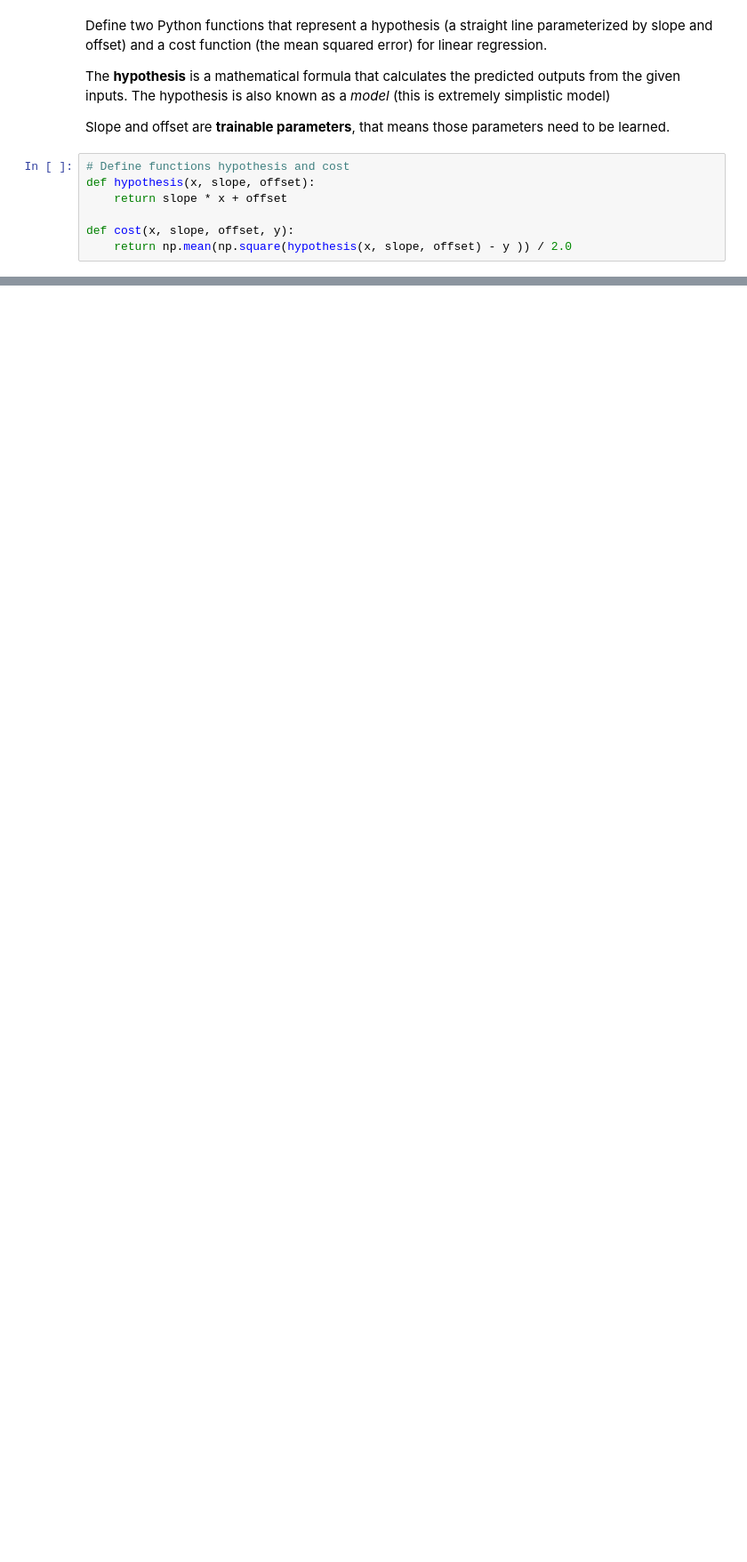
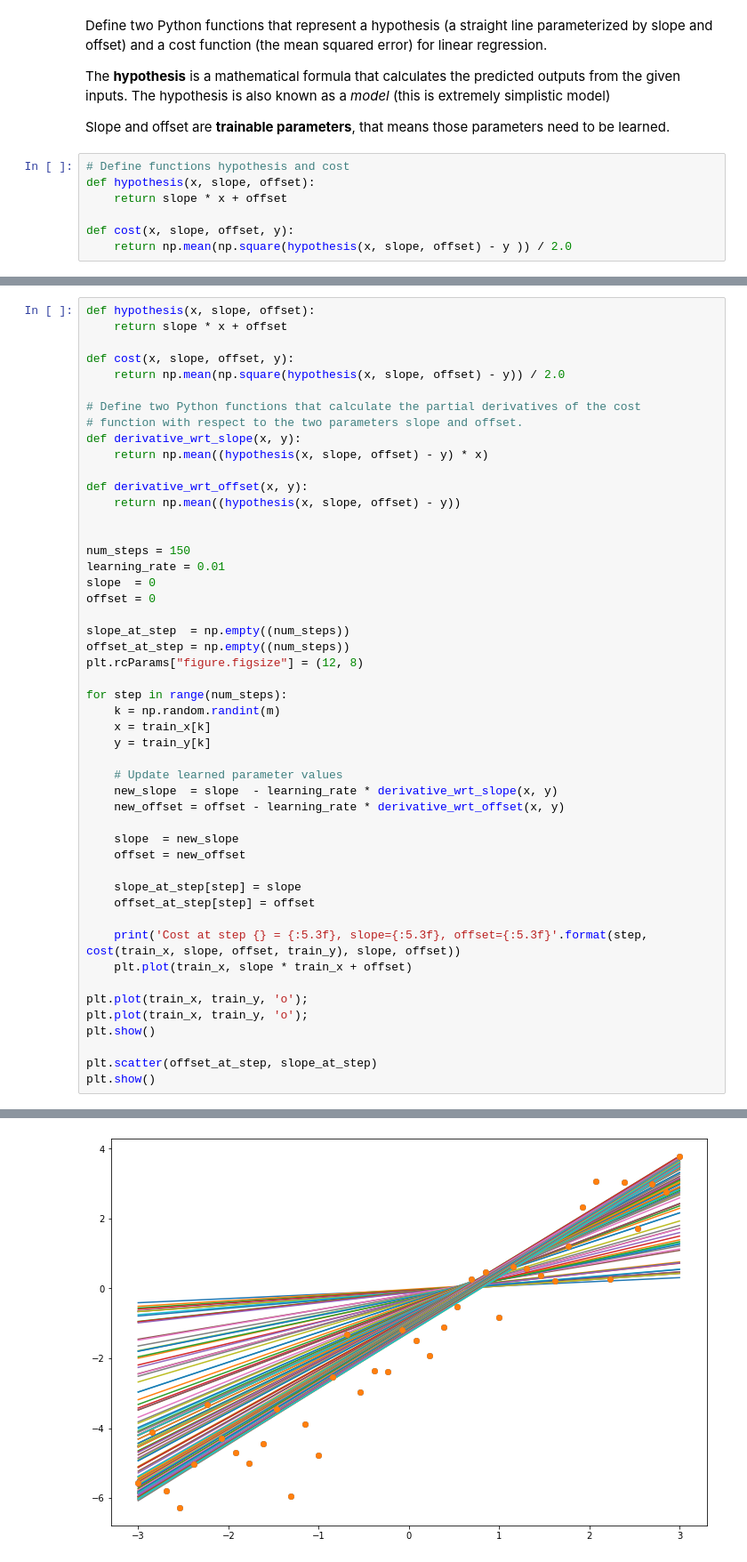
Before and after one commit to diegorusso/deep-learning-from-scratch, a Jupyter notebook: 02_regressions.ipynb, the cells around one changed output, grey strips where cells are left out. Shown at 89% size. Cells and saved outputs as stored; diff of their text form; blank space fills up the shorter version.

```diff
--- a/02_regressions.ipynb
+++ b/02_regressions.ipynb
@@ -64,0 +69,50 @@ For more complex cases the gradient descend is a more scalable solution: startin
+# %%
+def hypothesis(x, slope, offset):
+    return slope * x + offset
+
+def cost(x, slope, offset, y):
+    return np.mean(np.square(hypothesis(x, slope, offset) - y)) / 2.0
+
+# Define two Python functions that calculate the partial derivatives of the cost
+# function with respect to the two parameters slope and offset.
+def derivative_wrt_slope(x, y):
+    return np.mean((hypothesis(x, slope, offset) - y) * x)
+
+def derivative_wrt_offset(x, y):
+    return np.mean((hypothesis(x, slope, offset) - y))
+
+
+num_steps = 150
+learning_rate = 0.01
+slope  = 0
+offset = 0
+
+slope_at_step  = np.empty((num_steps))
+offset_at_step = np.empty((num_steps))
+plt.rcParams["figure.figsize"] = (12, 8)
+
+for step in range(num_steps):
+    k = np.random.randint(m)
+    x = train_x[k]
+    y = train_y[k]
+
+    # Update learned parameter values
+    new_slope  = slope  - learning_rate * derivative_wrt_slope(x, y)
+    new_offset = offset - learning_rate * derivative_wrt_offset(x, y)
+
+    slope  = new_slope
+    offset = new_offset
+
+    slope_at_step[step] = slope
+    offset_at_step[step] = offset
+
+    print('Cost at step {} = {:5.3f}, slope={:5.3f}, offset={:5.3f}'.format(step, cost(train_x, slope, offset, train_y), slope, offset))
+    plt.plot(train_x, slope * train_x + offset)
+
+plt.plot(train_x, train_y, 'o');
+plt.plot(train_x, train_y, 'o');
+plt.show()
+
+plt.scatter(offset_at_step, slope_at_step)
+plt.show()
+# %% [output]
@@ -64,0 +136 @@ For more complex cases the gradient descend is a more scalable solution: startin
+[figure, added]
```
Also changed, not shown: parts of 2 cells of this notebook.
